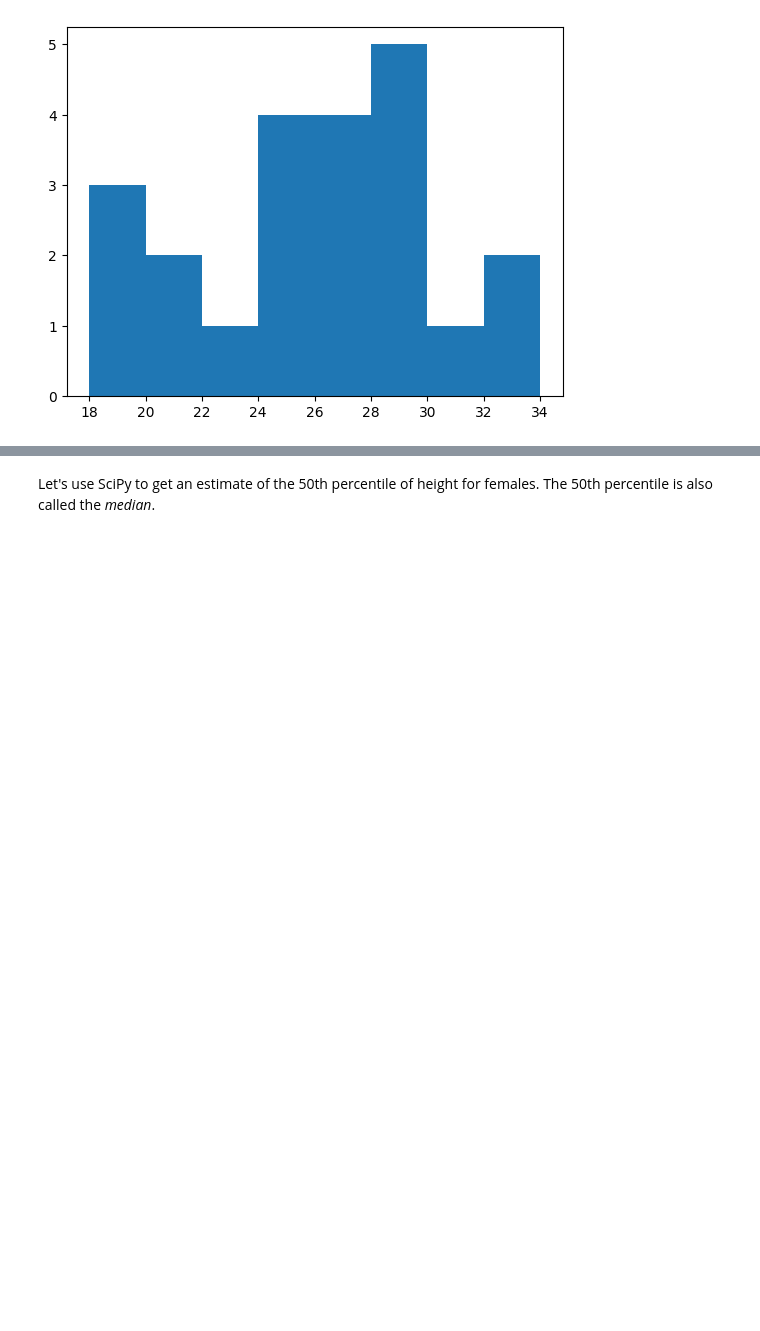
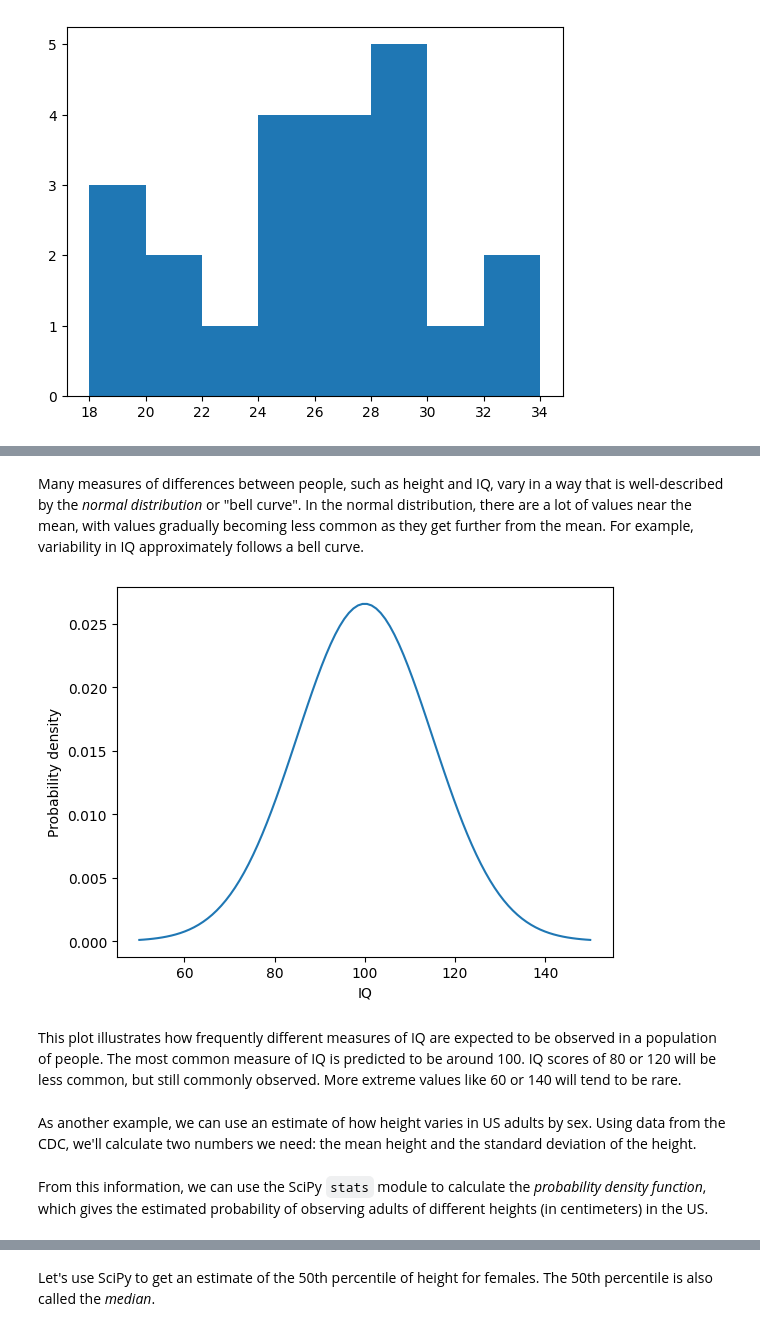
Before and after one commit to mortonne/datascipsych, a Jupyter notebook: chapters/chapter5/descriptive_statistics.ipynb, the cells around one changed output, grey strips where cells are left out. Cells and saved outputs as stored; diff of their text form; code cells hidden in the pictures; blank space fills up the shorter version.

Commit message:
feat: revise chapter with more examples and explanation

```diff
--- a/chapters/chapter5/descriptive_statistics.ipynb
+++ b/chapters/chapter5/descriptive_statistics.ipynb
@@ -50,3 +55,18 @@ Sometimes, we will have a good estimate of how some statistic, like height, vari
+# %% [markdown]
+Many measures of differences between people, such as height and IQ, vary in a way that is well-described by the *normal distribution* or "bell curve". In the normal distribution, there are a lot of values near the mean, with values gradually becoming less common as they get further from the mean. For example, variability in IQ approximately follows a bell curve.
+# %%
+from scipy import stats
+x = np.linspace(50, 150, 100)
+pdf = stats.norm.pdf(x, loc=100, scale=15)
+plt.plot(x, pdf);
+plt.xlabel('IQ')
+plt.ylabel('Probability density');
+# %% [output]
+[figure, added]
+# %% [markdown]
+This plot illustrates how frequently different measures of IQ are expected to be observed in a population of people. The most common measure of IQ is predicted to be around 100. IQ scores of 80 or 120 will be less common, but still commonly observed. More extreme values like 60 or 140 will tend to be rare.
+# %% [markdown]
+As another example, we can use an estimate of how height varies in US adults by sex. Using data from the CDC, we'll calculate two numbers we need: the mean height and the standard deviation of the height.
 # %%
 # source: https://www.cdc.gov/nchs/data/series/sr_03/sr03-046-508.pdf
 # US females and males aged 20 and over, 2015-2018
@@ -58,3 +78,5 @@ mm = 175.3
 nm = 5092
 semm = 0.19
 stdm = semm * np.sqrt(nm) / 2
+# %% [markdown]
+From this information, we can use the SciPy `stats` module to calculate the *probability density function*, which gives the estimated probability of observing adults of different heights (in centimeters) in the US.
```
Also changed, not shown: parts of 63 cells of this notebook.
